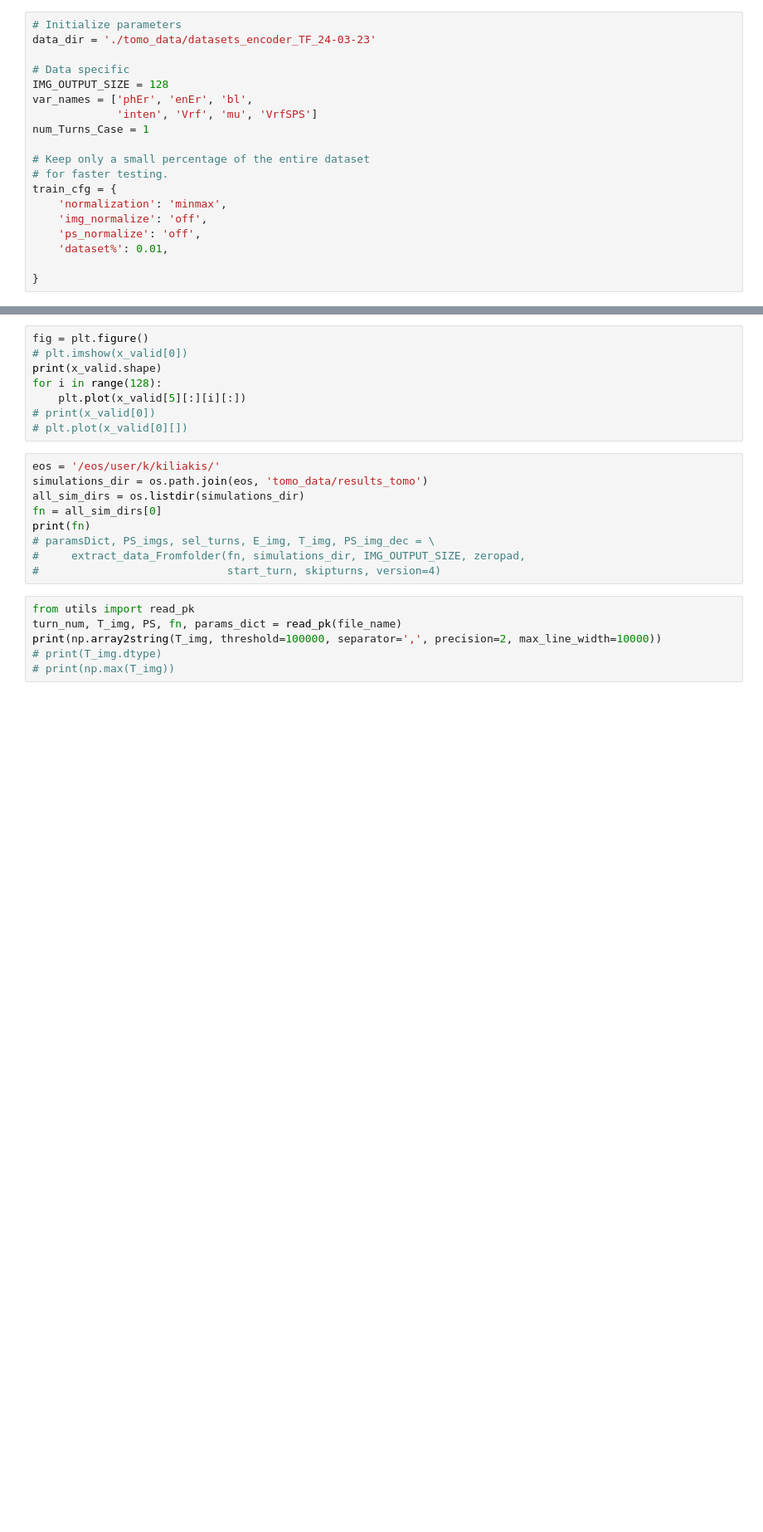
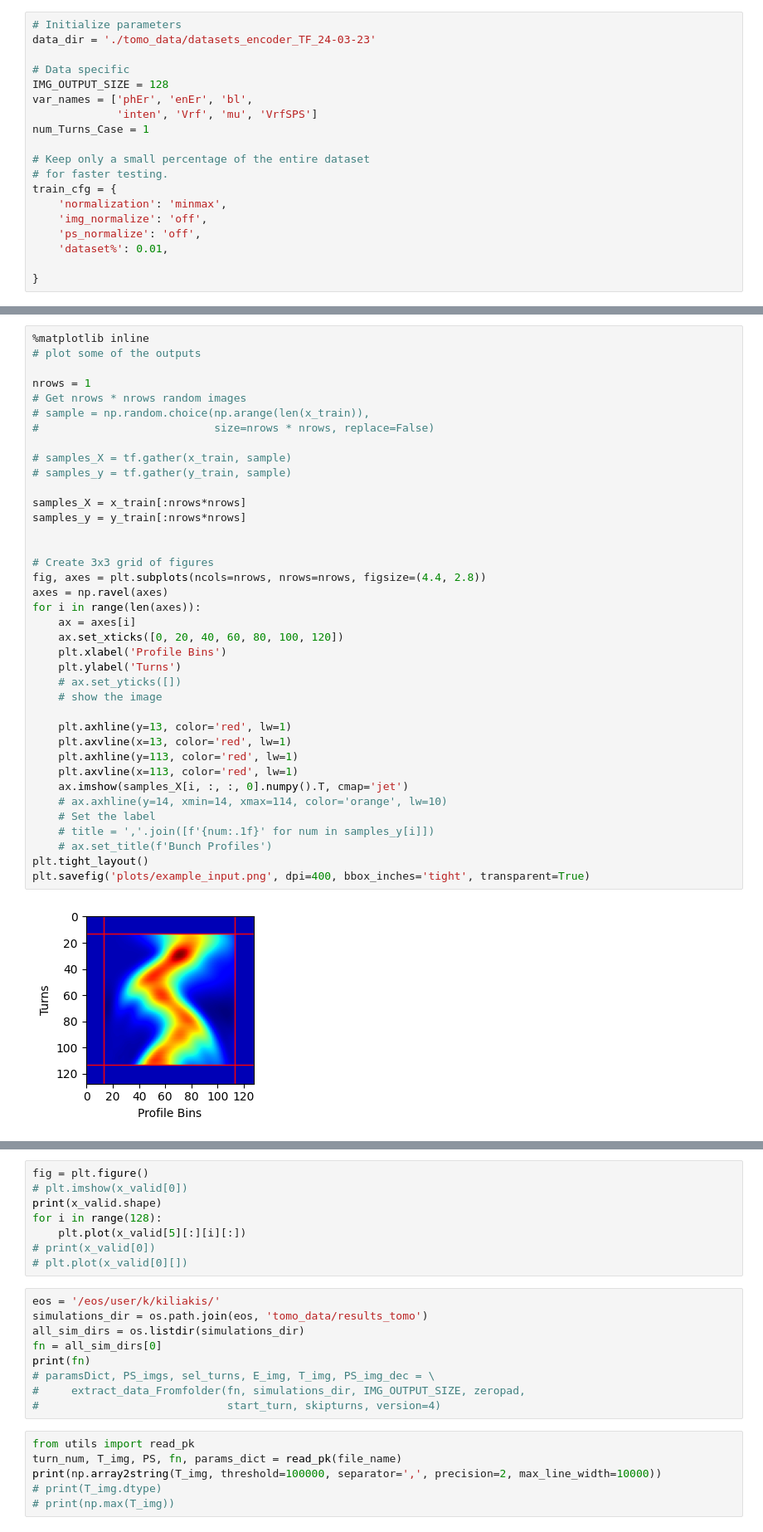
Before and after one commit to kiliakis/tomography_ML, a Jupyter notebook: inspect_input_data.ipynb, the cells around one changed output, grey strips where cells are left out. Shown at 83% size. Drawn from its saved outputs; the diff is of its cells as text; blank space fills up the shorter version.

```diff
--- a/inspect_input_data.ipynb
+++ b/inspect_input_data.ipynb
@@ -58,3 +77,43 @@ print('Number of Validation files: ', len(y_valid))
+# %%
+%matplotlib inline
+# plot some of the outputs
+
+nrows = 1
+# Get nrows * nrows random images
+# sample = np.random.choice(np.arange(len(x_train)),
+#                           size=nrows * nrows, replace=False)
+
+# samples_X = tf.gather(x_train, sample)
+# samples_y = tf.gather(y_train, sample)
+
+samples_X = x_train[:nrows*nrows]
+samples_y = y_train[:nrows*nrows]
+
+
+# Create 3x3 grid of figures
+fig, axes = plt.subplots(ncols=nrows, nrows=nrows, figsize=(4.4, 2.8))
+axes = np.ravel(axes)
+for i in range(len(axes)):
+    ax = axes[i]
+    ax.set_xticks([0, 20, 40, 60, 80, 100, 120])
+    plt.xlabel('Profile Bins')
+    plt.ylabel('Turns')
+    # ax.set_yticks([])
+    # show the image
+
+    plt.axhline(y=13, color='red', lw=1)
+    plt.axvline(x=13, color='red', lw=1)
+    plt.axhline(y=113, color='red', lw=1)
+    plt.axvline(x=113, color='red', lw=1)
+    ax.imshow(samples_X[i, :, :, 0].numpy().T, cmap='jet')
+    # ax.axhline(y=14, xmin=14, xmax=114, color='orange', lw=10)
+    # Set the label
+    # title = ','.join([f'{num:.1f}' for num in samples_y[i]])
+    # ax.set_title(f'Bunch Profiles')
+plt.tight_layout()
+plt.savefig('plots/example_input.png', dpi=400, bbox_inches='tight', transparent=True)
+# %% [output]
+[figure, added]
 # %%
 %matplotlib inline
 # plot some of the outputs
```
Also changed, not shown: parts of 3 cells of this notebook, 9 other files.
